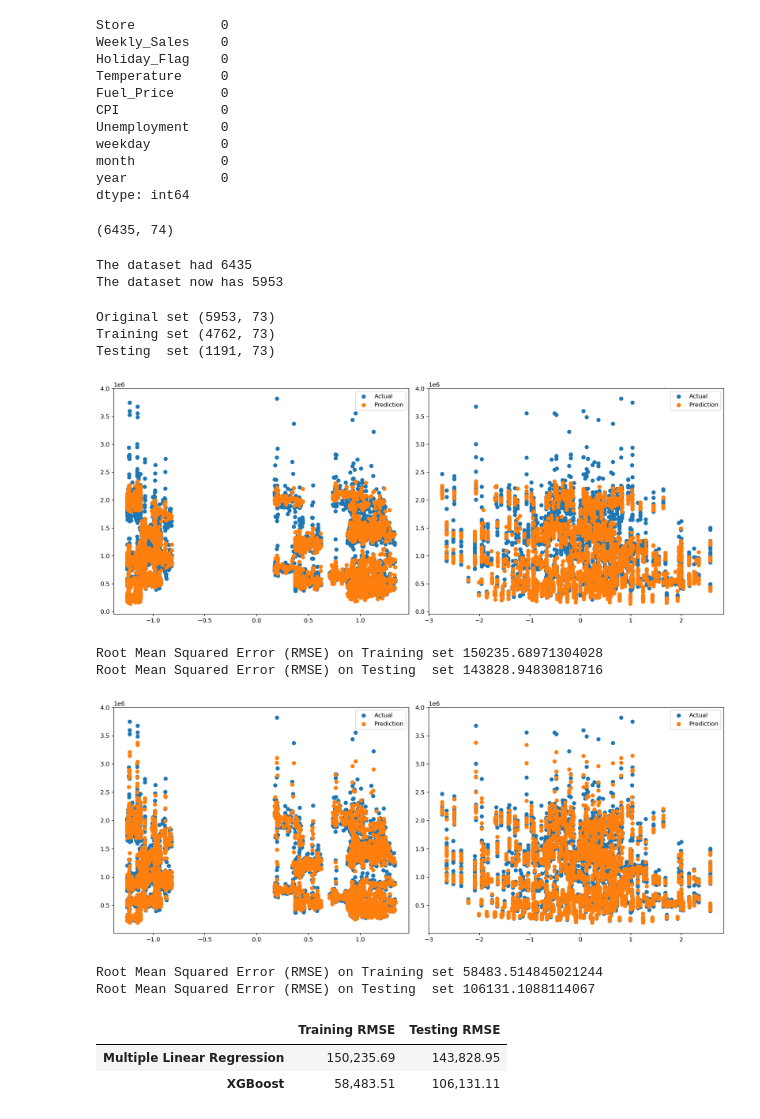
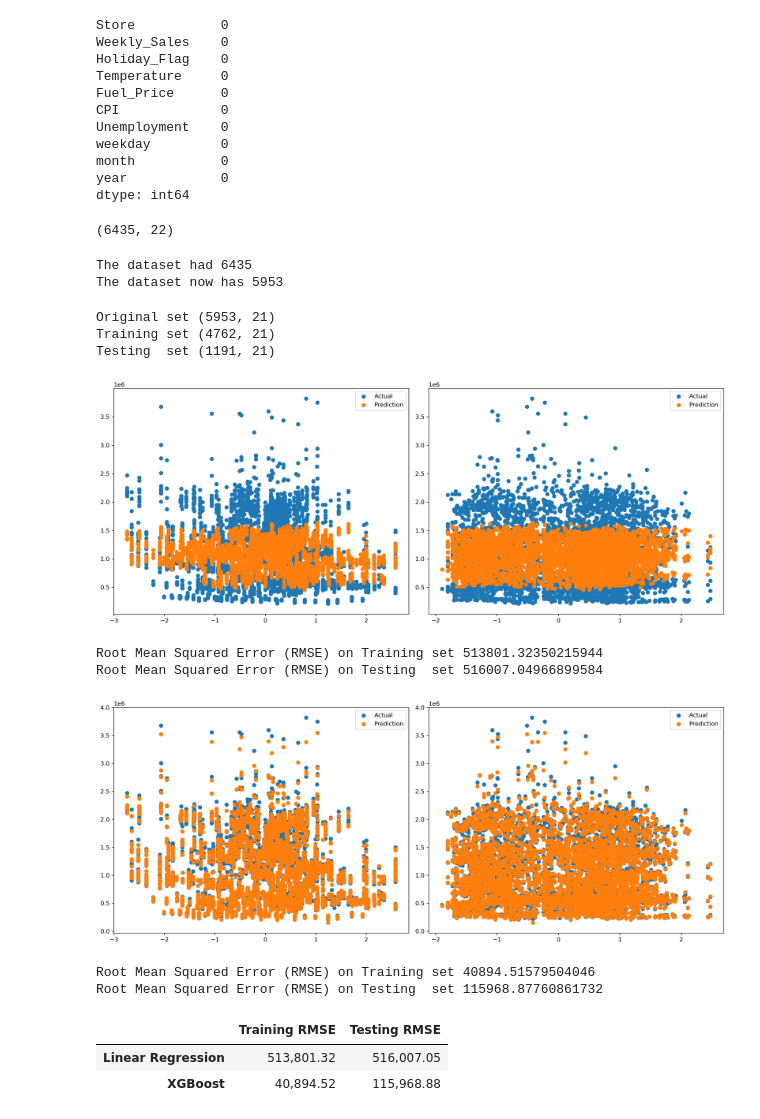
Before and after one commit to Seif250/Sales-Forecasting-and-Optimization, a Jupyter notebook: notebooks/Depi.ipynb, the cells around one changed output. Saved outputs shown, nothing was run; the diff lists cells and outputs as text; code cells hidden in the pictures.

```diff
--- a/notebooks/Depi.ipynb
+++ b/notebooks/Depi.ipynb
@@ -137,16 +138,19 @@ month           0
 year            0
 dtype: int64
 # %%
-# One-Hot Encoding for categorical features
+# BinaryEncoder
+
 df3 = df.copy(deep=True)
 
-df_categorical = pd.get_dummies(df3[cf], drop_first=False)
+encoder = ce.BinaryEncoder(cols=cf, drop_invariant=False)
 
-df3 = pd.concat([df3[nf], df_categorical, df['Weekly_Sales']], axis=1)
+df_encoded = encoder.fit_transform(df3[cf])
+
+df3 = pd.concat([df3[nf], df_encoded, df['Weekly_Sales']], axis=1)
 
 print(df3.shape)
 # %% [output]
-(6435, 74)
+(6435, 22)
 # %%
 #Removal of outlier:
 
@@ -185,8 +189,8 @@ print(f'Original set {X.shape}')
 print(f'Training set {Train_X.shape}')
 print(f'Testing  set {Test_X.shape}')
 # %% [output]
-Original set (5953, 73)
-Training set (4762, 73)
-Testing  set (1191, 73)
+Original set (5953, 21)
+Training set (4762, 21)
+Testing  set (1191, 21)
 # %%
 # Save the processed DataFrame to a new CSV file
@@ -231,49 +235,43 @@ def Evaluate(n, pred1,pred2):
 # %%
 #Linear Regression
 
-MLR = LinearRegression().fit(Train_X_std,Train_Y)
-pred1 = MLR.predict(Train_X_std)
-pred2 = MLR.predict(Test_X_std)
+LR = LinearRegression().fit(Train_X_std,Train_Y)
+pred1 = LR.predict(Train_X_std)
+pred2 = LR.predict(Test_X_std)
 
 Evaluate(0, pred1, pred2)
 # %% [output]
-[figure, old version]
+[figure, new version]
-Root Mean Squared Error (RMSE) on Training set 150235.68971304028
-Root Mean Squared Error (RMSE) on Testing  set 143828.94830818716
+Root Mean Squared Error (RMSE) on Training set 513801.32350215944
+Root Mean Squared Error (RMSE) on Testing  set 516007.04966899584
 # %%
 # Initialize XGBoost with early stopping parameters
 
-xgb_model = XGBRegressor(
-    objective='reg:squarederror',
-    early_stopping_rounds=50,
-    eval_metric='rmse'
-)
+xgb_model = XGBRegressor(objective='reg:squarederror', n_estimators=100)
 
 xgb_model.fit(
     Train_X_std,
-    Train_Y,
-    eval_set=[(Test_X_std, Test_Y)],
-    verbose=False
+    Train_Y
 )
 train_preds_xgb = xgb_model.predict(Train_X_std)
 test_preds_xgb = xgb_model.predict(Test_X_std)
 
 Evaluate(1, train_preds_xgb, test_preds_xgb)
 # %% [output]
-[figure, old version]
+[figure, new version]
-Root Mean Squared Error (RMSE) on Training set 58483.514845021244
-Root Mean Squared Error (RMSE) on Testing  set 106131.1088114067
+Root Mean Squared Error (RMSE) on Training set 40894.51579504046
+Root Mean Squared Error (RMSE) on Testing  set 115968.87760861732
 # %%
 # Regression Models Results Evaluation
 
 EMC = Model_Evaluation_Comparison_Matrix.copy()
-EMC.index = ['Multiple Linear Regression', 'XGBoost']
+EMC.index = ['Linear Regression', 'XGBoost']
 EMC.columns = ['Training RMSE', 'Testing RMSE']
 EMC.style.format('{:,.2f}').background_gradient(cmap='Reds')
 # %% [output]
 |  | Training RMSE | Testing RMSE |
-| Multiple Linear Regression | 150,235.69 | 143,828.95 |
-| XGBoost | 58,483.51 | 106,131.11 |
+| Linear Regression | 513,801.32 | 516,007.05 |
+| XGBoost | 40,894.52 | 115,968.88 |
 # %%
 # Root Mean SquaredError Comparison for different Regression Models
 
```
Also changed, not shown: parts of 5 cells of this notebook, 2 other files.
